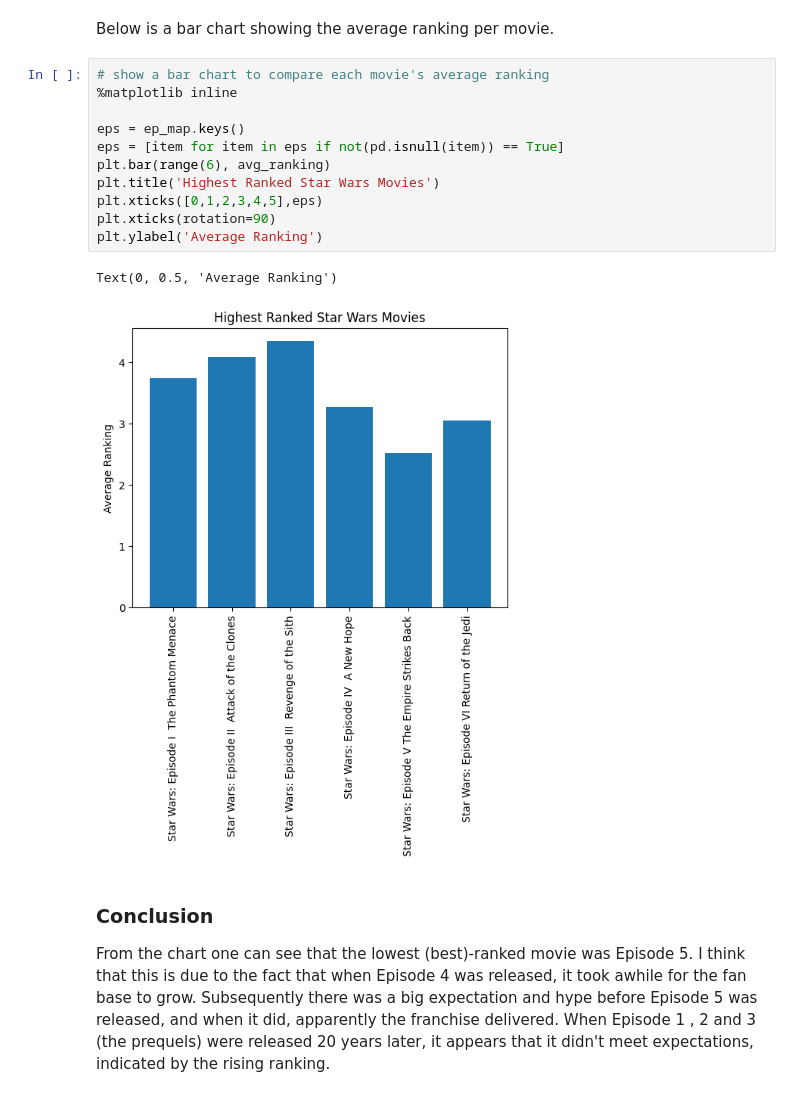
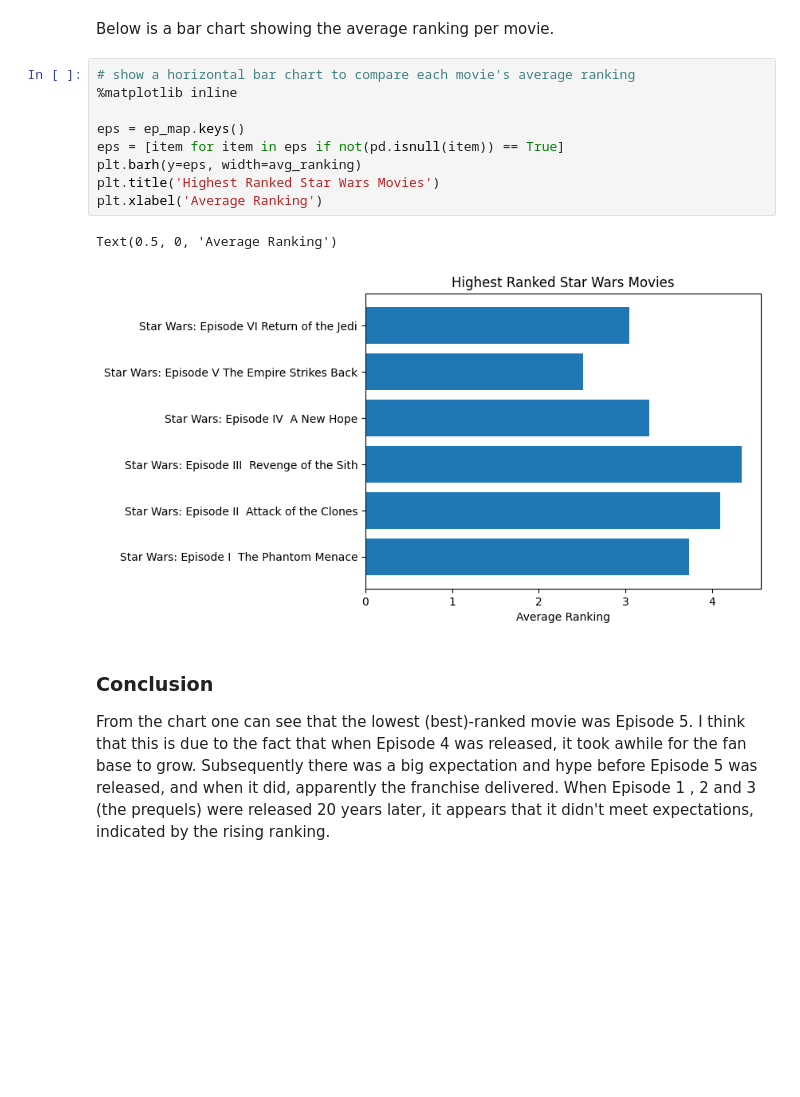
Before and after one commit to skillspark/learn-data-analysis, a Jupyter notebook: StarWars.ipynb, the cells around one changed output. Cells and saved outputs as stored; diff of their text form; blank space fills up the shorter version.

Commit message:
changed bar charts to horizontal

```diff
--- a/StarWars.ipynb
+++ b/StarWars.ipynb
@@ -186,19 +186,17 @@ dtype: float64
 # %% [markdown]
 Below is a bar chart showing the average ranking per movie.
 # %%
-# show a bar chart to compare each movie's average ranking
+# show a horizontal bar chart to compare each movie's average ranking
 %matplotlib inline
 
 eps = ep_map.keys()
 eps = [item for item in eps if not(pd.isnull(item)) == True]
-plt.bar(range(6), avg_ranking)
+plt.barh(y=eps, width=avg_ranking)
 plt.title('Highest Ranked Star Wars Movies')
-plt.xticks([0,1,2,3,4,5],eps)
-plt.xticks(rotation=90)
-plt.ylabel('Average Ranking')
+plt.xlabel('Average Ranking')
 # %% [output]
-Text(0, 0.5, 'Average Ranking')
+Text(0.5, 0, 'Average Ranking')
-[figure, old version]
+[figure, new version]
 # %% [markdown]
 ### Conclusion
 From the chart one can see that the lowest (best)-ranked movie was Episode 5. I think that this is due to the fact that when Episode 4 was released, it took awhile for the fan base to grow. Subsequently there was a big expectation and hype before Episode 5 was released, and when it did, apparently the franchise delivered. When  Episode 1 , 2 and 3 (the prequels) were released 20 years later, it appears that it didn't meet expectations, indicated by the rising ranking.
```
Also changed, not shown: parts of 2 cells of this notebook.
